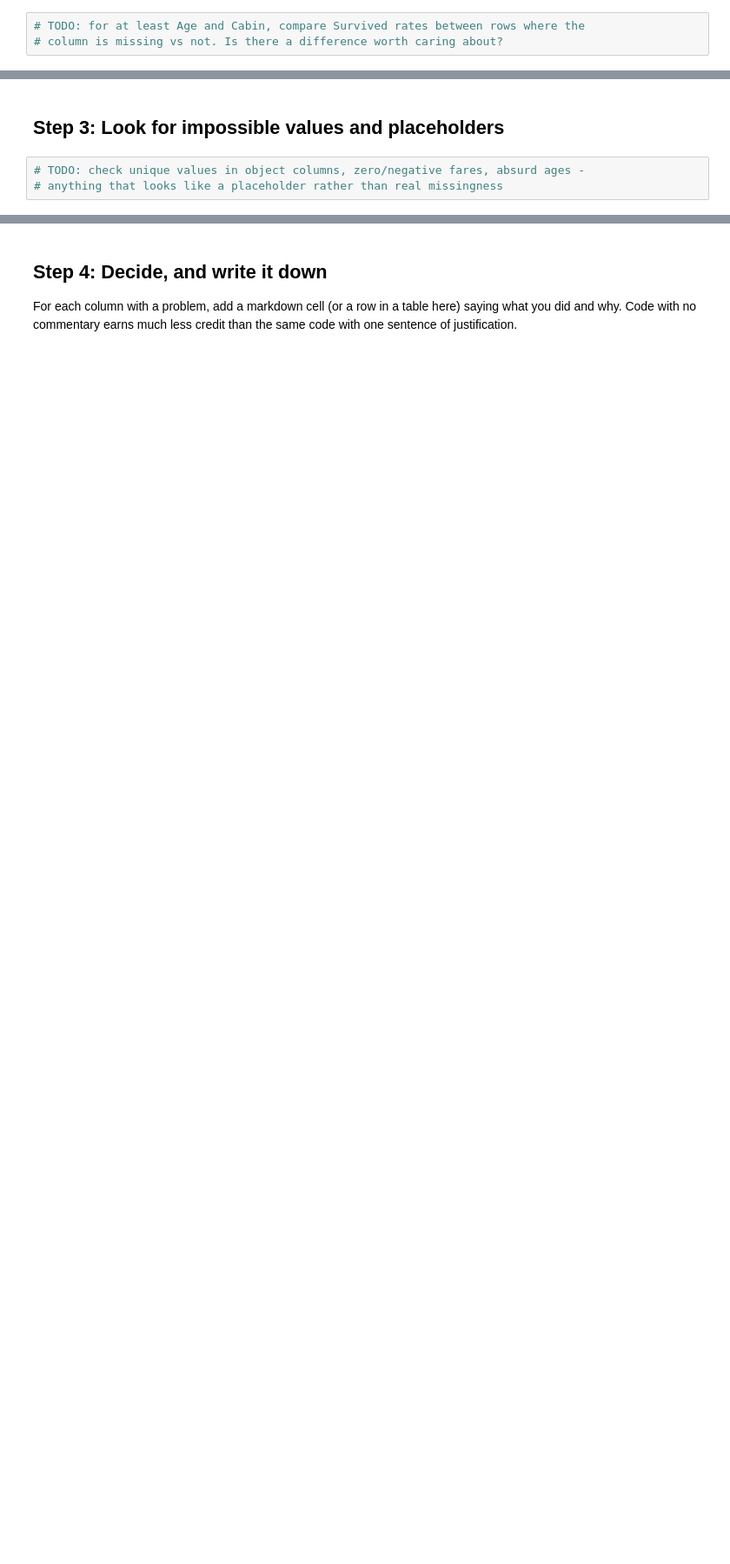
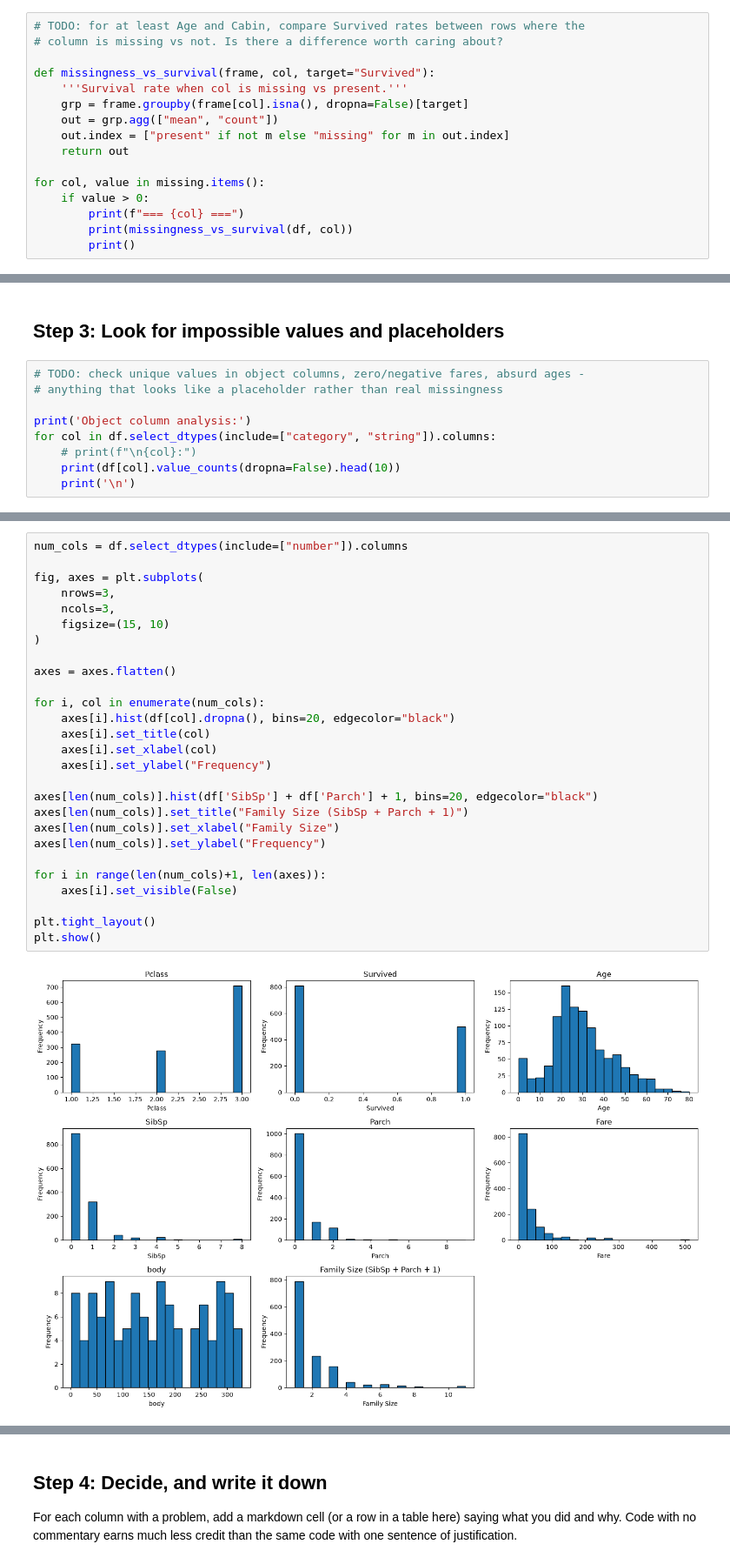
Before and after one commit to NatalTiger26/lab5_ml_pipeline, a Jupyter notebook: day1_exploration_starter.ipynb, the cells around one changed output, grey strips where cells are left out. Shown at 87% size. Saved outputs shown, nothing was run; the diff lists cells and outputs as text; blank space fills up the shorter version.

```diff
--- a/day1_exploration_starter.ipynb
+++ b/day1_exploration_starter.ipynb
@@ -71,3 +111,16 @@ df.describe(include='all').T
 # %%
 # TODO: for at least Age and Cabin, compare Survived rates between rows where the
 # column is missing vs not. Is there a difference worth caring about?
+
+def missingness_vs_survival(frame, col, target="Survived"):
+    '''Survival rate when col is missing vs present.'''
+    grp = frame.groupby(frame[col].isna(), dropna=False)[target]
+    out = grp.agg(["mean", "count"])
+    out.index = ["present" if not m else "missing" for m in out.index]
+    return out
+
+for col, value in missing.items():
+    if value > 0:
+        print(f"=== {col} ===")
+        print(missingness_vs_survival(df, col))
+        print()
@@ -76,3 +147,9 @@ df.describe(include='all').T
 # %%
 # TODO: check unique values in object columns, zero/negative fares, absurd ages -
 # anything that looks like a placeholder rather than real missingness
+
+print('Object column analysis:')
+for col in df.select_dtypes(include=["category", "string"]).columns:
+    # print(f"\n{col}:")
+    print(df[col].value_counts(dropna=False).head(10))
+    print('\n')
@@ -78,0 +185,29 @@ df.describe(include='all').T
+# %%
+num_cols = df.select_dtypes(include=["number"]).columns
+
+fig, axes = plt.subplots(
+    nrows=3,
+    ncols=3,
+    figsize=(15, 10)
+)
+
+axes = axes.flatten()
+
+for i, col in enumerate(num_cols):
+    axes[i].hist(df[col].dropna(), bins=20, edgecolor="black")
+    axes[i].set_title(col)
+    axes[i].set_xlabel(col)
+    axes[i].set_ylabel("Frequency")
+
+axes[len(num_cols)].hist(df['SibSp'] + df['Parch'] + 1, bins=20, edgecolor="black")
+axes[len(num_cols)].set_title("Family Size (SibSp + Parch + 1)")
+axes[len(num_cols)].set_xlabel("Family Size")
+axes[len(num_cols)].set_ylabel("Frequency")
+
+for i in range(len(num_cols)+1, len(axes)):
+    axes[i].set_visible(False)
+
+plt.tight_layout()
+plt.show()
+# %% [output]
+[figure, added]
```
Also changed, not shown: parts of 13 cells of this notebook, 4 other files.
